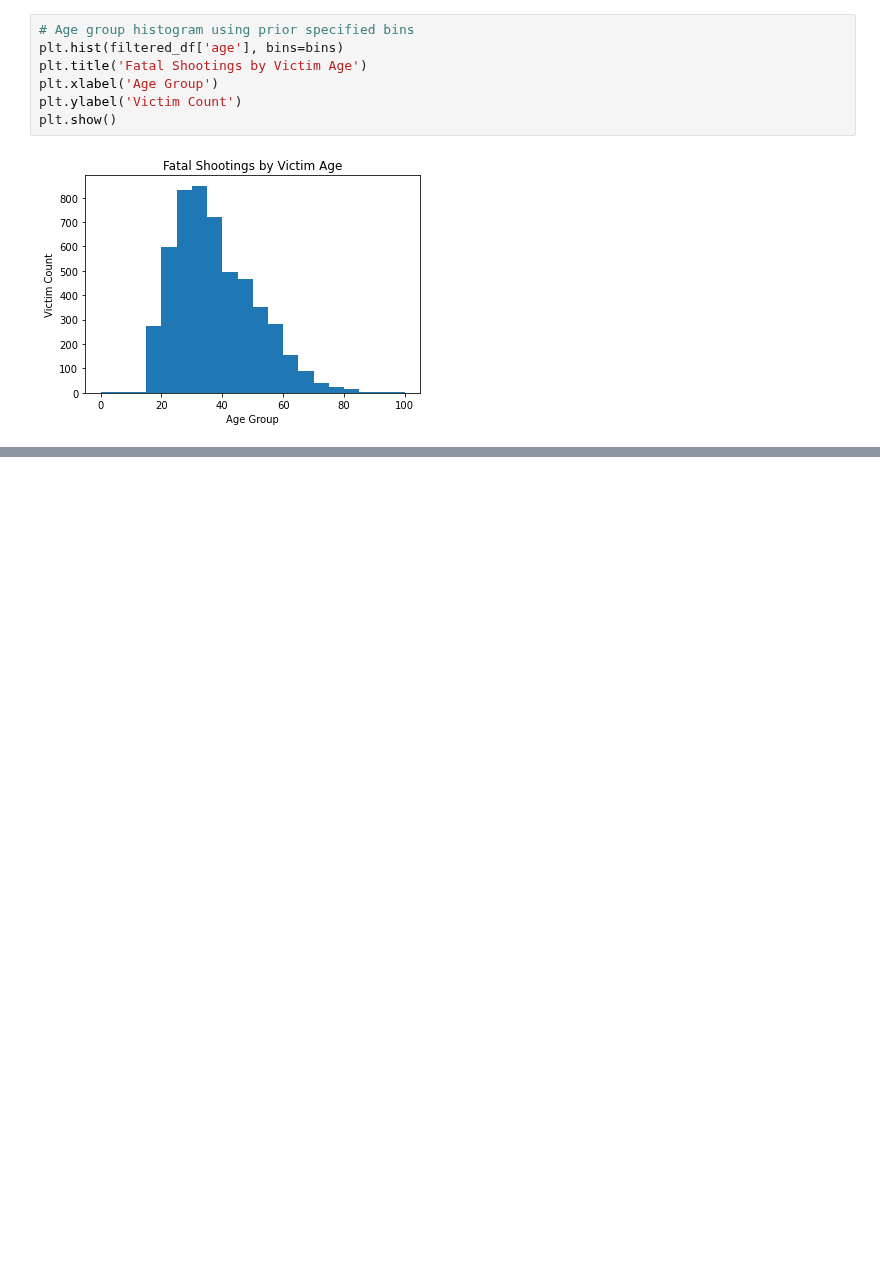
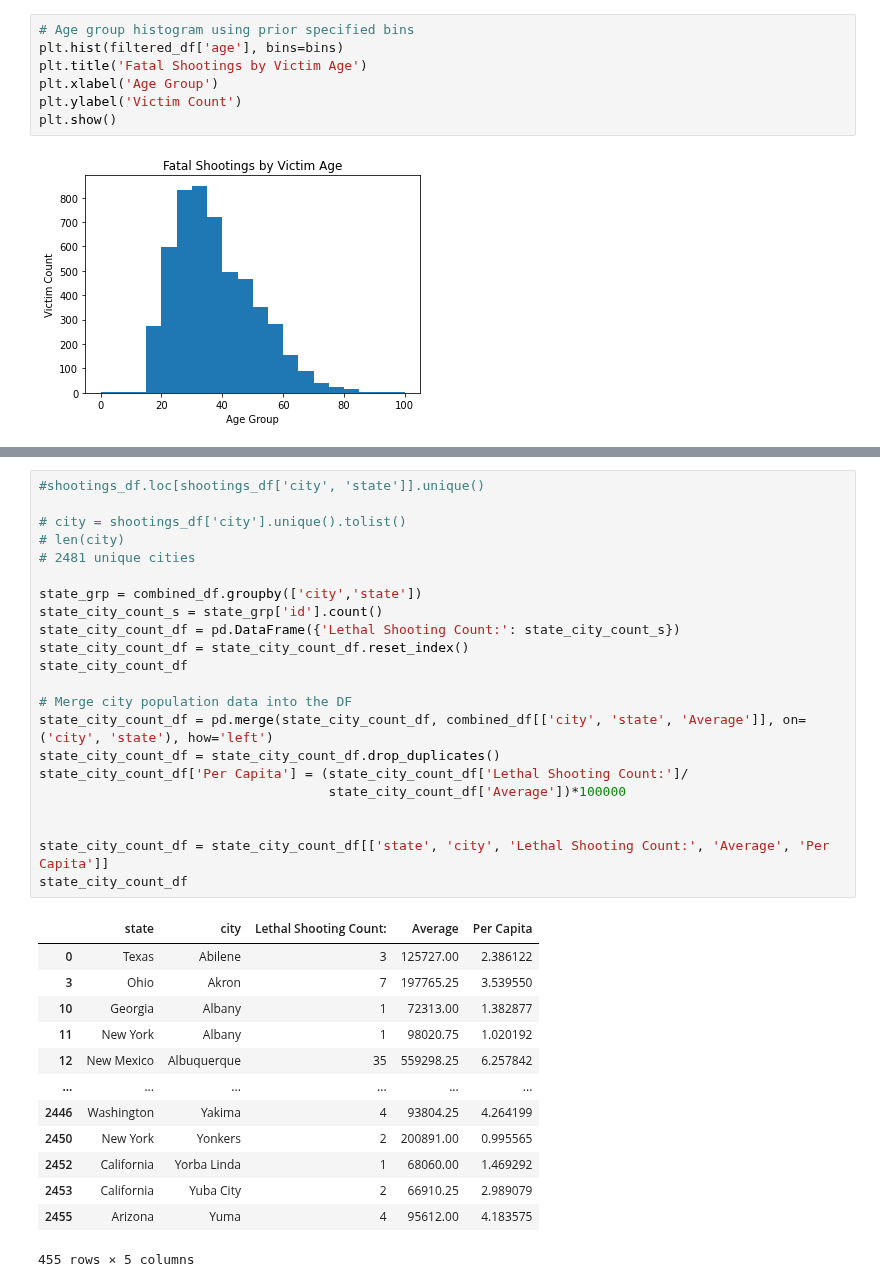
Before and after one commit to szerpa17/fatal-police-shootings, a Jupyter notebook: Analysis.ipynb, the cells around one changed output, grey strips where cells are left out. Saved outputs shown, nothing was run; the diff lists cells and outputs as text; blank space fills up the shorter version.

```diff
--- a/Analysis.ipynb
+++ b/Analysis.ipynb
@@ -186,0 +204,36 @@ plt.show()
+# %%
+#shootings_df.loc[shootings_df['city', 'state']].unique()
+
+# city = shootings_df['city'].unique().tolist()
+# len(city)
+# 2481 unique cities
+
+state_grp = combined_df.groupby(['city','state'])
+state_city_count_s = state_grp['id'].count()
+state_city_count_df = pd.DataFrame({'Lethal Shooting Count:': state_city_count_s})
+state_city_count_df = state_city_count_df.reset_index()
+state_city_count_df
+
+# Merge city population data into the DF
+state_city_count_df = pd.merge(state_city_count_df, combined_df[['city', 'state', 'Average']], on=('city', 'state'), how='left')
+state_city_count_df = state_city_count_df.drop_duplicates()
+state_city_count_df['Per Capita'] = (state_city_count_df['Lethal Shooting Count:']/
+                                     state_city_count_df['Average'])*100000
+
+
+state_city_count_df = state_city_count_df[['state', 'city', 'Lethal Shooting Count:', 'Average', 'Per Capita']]
+state_city_count_df
+# %% [output]
+|  | state | city | Lethal Shooting Count: | Average | Per Capita |
+| 0 | Texas | Abilene | 3 | 125727.00 | 2.386122 |
+| 3 | Ohio | Akron | 7 | 197765.25 | 3.539550 |
+| 10 | Georgia | Albany | 1 | 72313.00 | 1.382877 |
+| 11 | New York | Albany | 1 | 98020.75 | 1.020192 |
+| 12 | New Mexico | Albuquerque | 35 | 559298.25 | 6.257842 |
+| ... | ... | ... | ... | ... | ... |
+| 2446 | Washington | Yakima | 4 | 93804.25 | 4.264199 |
+| 2450 | New York | Yonkers | 2 | 200891.00 | 0.995565 |
+| 2452 | California | Yorba Linda | 1 | 68060.00 | 1.469292 |
+| 2453 | California | Yuba City | 2 | 66910.25 | 2.989079 |
+| 2455 | Arizona | Yuma | 4 | 95612.00 | 4.183575 |
+455 rows × 5 columns
```
Also changed, not shown: parts of 9 cells of this notebook, 1 other file.
